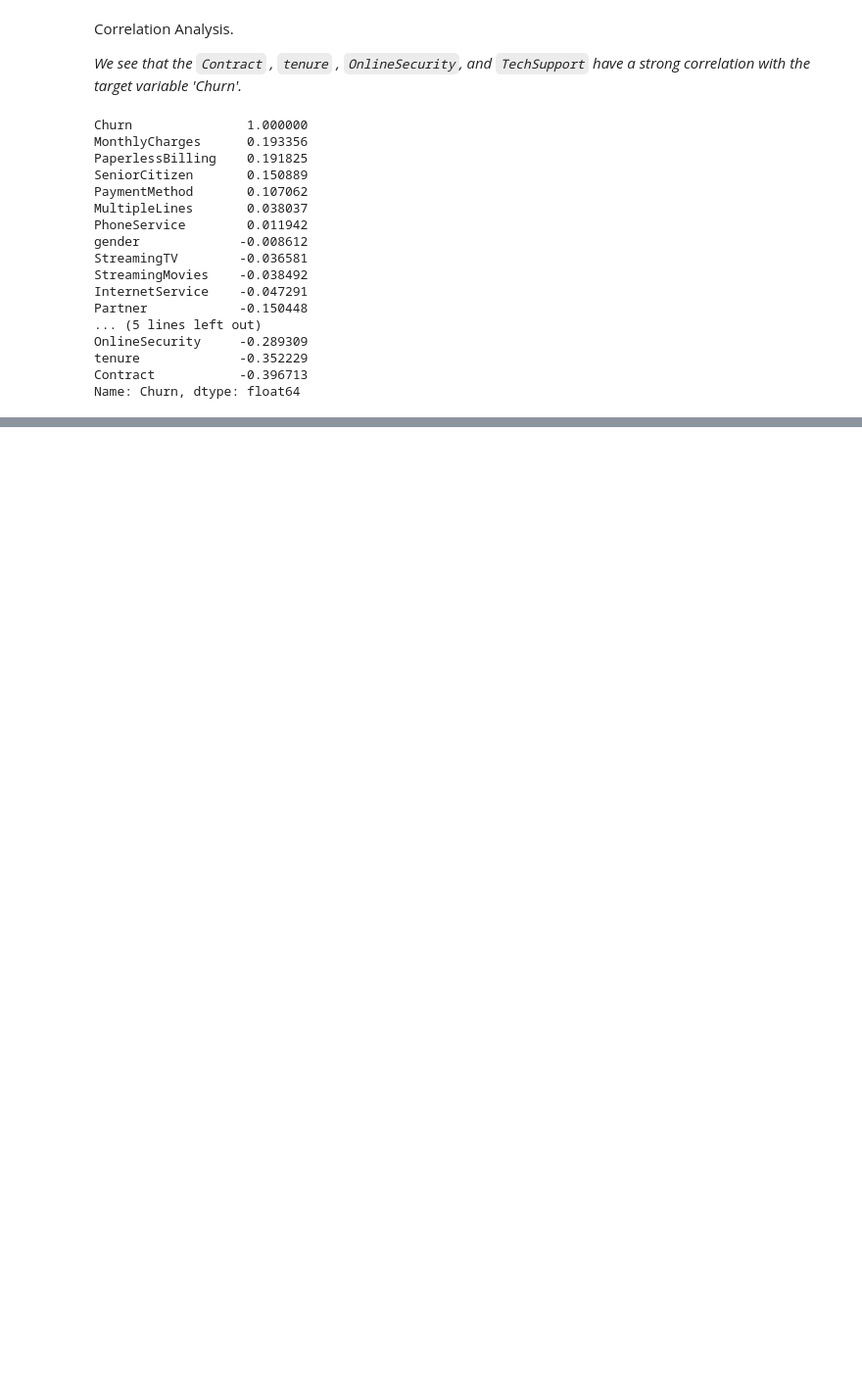
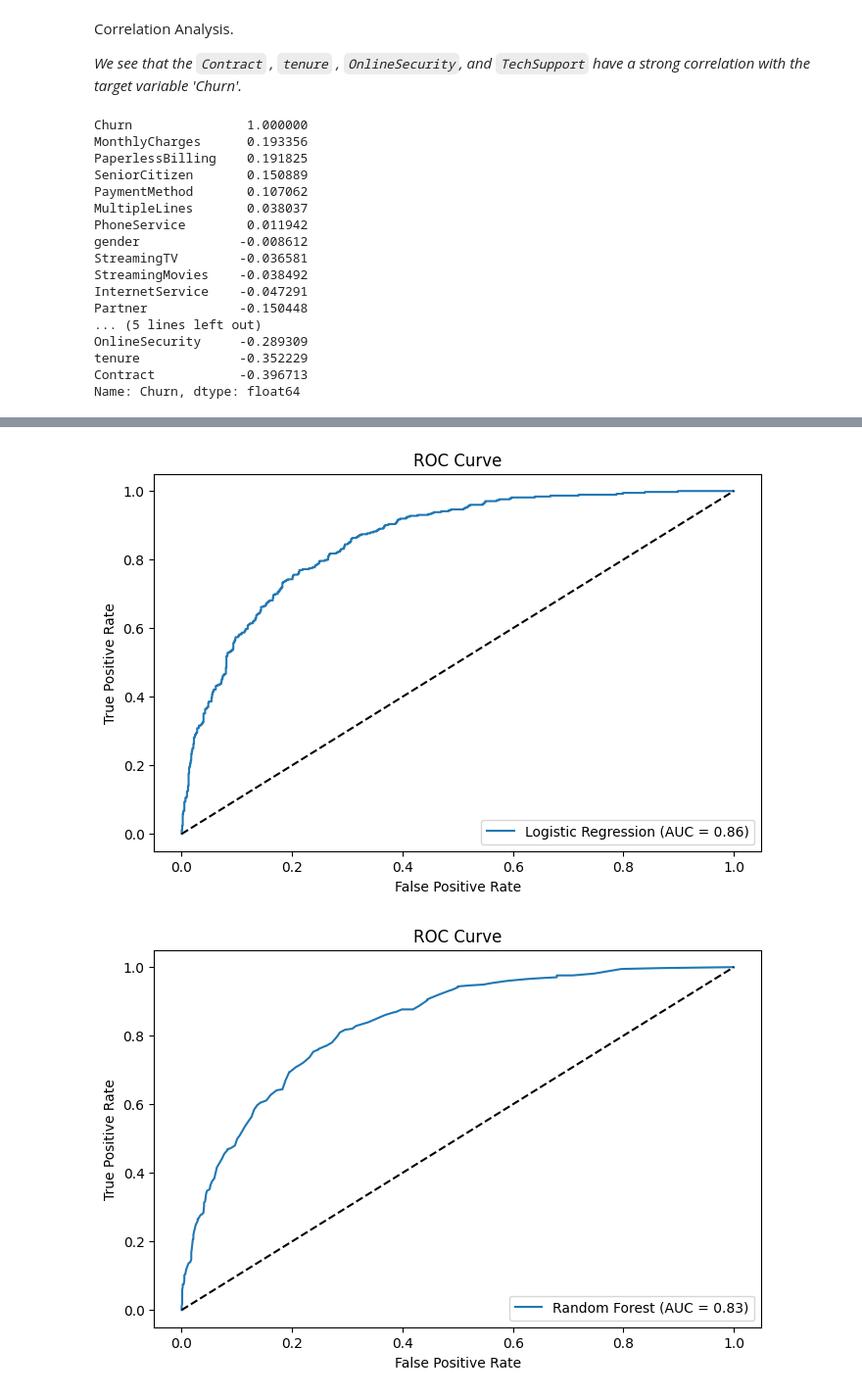
Before and after one commit to striversahil/DS_Practice, a Jupyter notebook: 01_churn_prediction/EDA.ipynb, the cells around one changed output, grey strips where cells are left out. Shown: that part at 98% size. Cells and saved outputs as stored; diff of their text form; code cells hidden in the pictures; blank space fills up the shorter version.

```diff
--- a/01_churn_prediction/EDA.ipynb
+++ b/01_churn_prediction/EDA.ipynb
@@ -181,3 +183,14 @@ OnlineSecurity     -0.289309
 tenure             -0.352229
 Contract           -0.396713
 Name: Churn, dtype: float64
+# %%
+def splitData(df: pd.DataFrame, target: str, test_size: float = 0.2, random_state: int = 42) -> tuple:
+    """
+    Split the DataFrame into training and testing sets.
+    """
+    X = df.drop(columns=[target])
+    y = df[target]
+    X_train, X_test, y_train, y_test = train_test_split(X, y, test_size=test_size, random_state=random_state)
+    return X_train, X_test, y_train, y_test
+
+X_train, X_test, y_train, y_test = splitData(df, target='Churn')
@@ -183,0 +266,25 @@ Name: Churn, dtype: float64
+# %%
+def plot_roc(model, X_test, y_test, model_name="Model"):
+    if hasattr(model, "predict_proba"):
+        y_probs = model.predict_proba(X_test)[:, 1]
+    else:
+        y_probs = model.decision_function(X_test)
+
+    fpr, tpr, _ = roc_curve(y_test, y_probs)
+    auc_score = roc_auc_score(y_test, y_probs)
+
+    plt.figure(figsize=(8, 5))
+    plt.plot(fpr, tpr, label=f'{model_name} (AUC = {auc_score:.2f})')
+    plt.plot([0, 1], [0, 1], 'k--')
+    plt.xlabel("False Positive Rate")
+    plt.ylabel("True Positive Rate")
+    plt.title("ROC Curve")
+    plt.legend(loc="lower right")
+    plt.show()
+
+
+for name, model in models.items():
+    plot_roc(model, X_test, y_test, model_name=name)
+# %% [output]
+[figure, added]
+[figure, added]
```
Also changed, not shown: parts of 7 cells of this notebook, 6 other files.
